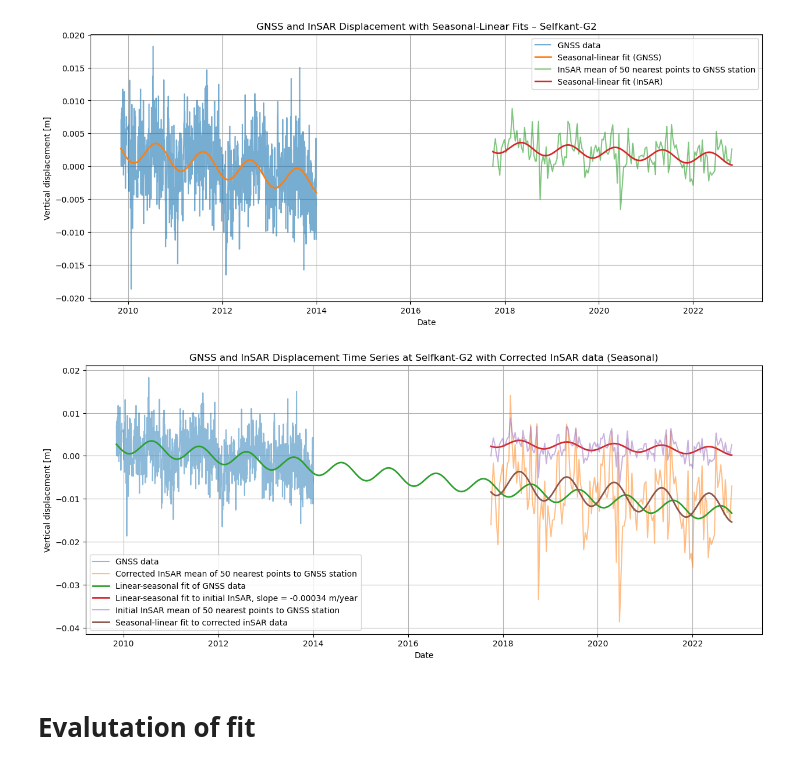
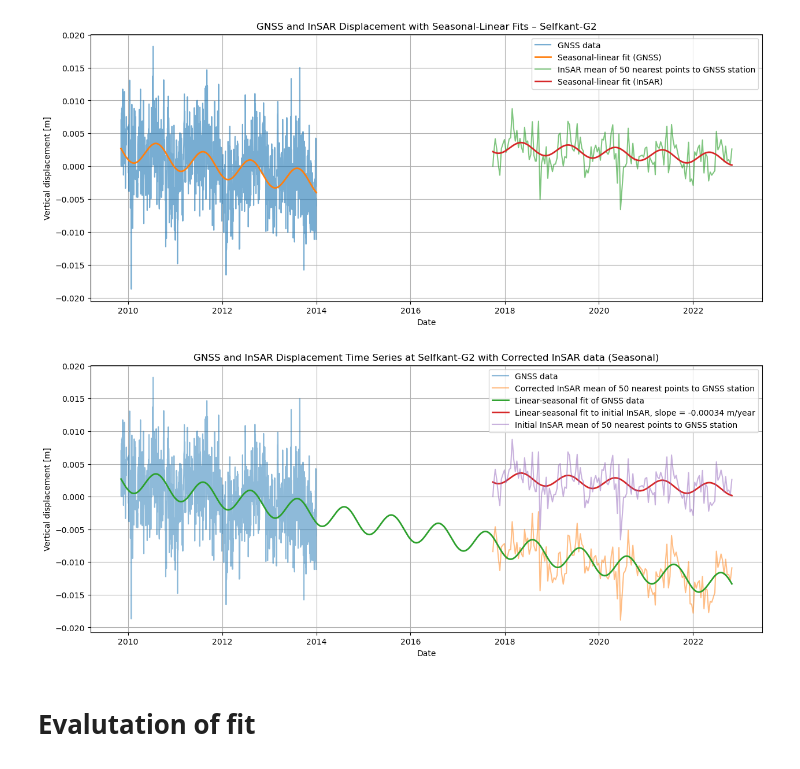
Before and after one commit to nigelwie/SHM-GH-Abandoned-Mines-Limburg, a Jupyter notebook: 03_plot_combined_selfkant.ipynb, the cells around one changed output. Cells and saved outputs as stored; diff of their text form; code cells hidden in the pictures.

Commit message:
New integration method for slope

```diff
--- a/03_plot_combined_selfkant.ipynb
+++ b/03_plot_combined_selfkant.ipynb
@@ -540,25 +541,23 @@ d_insar = -0.0009024950316429322
 Slope correction factor: 3.43314
 [figure]
 # %%
-insar_mean_u_slope_corrected_seasonal = insar_mean_u * slope_correction
-shift_difference_mean_insar_seasonal = np.abs(np.mean(linear_trend(insar_t, *popt_gnss) - insar_mean_u_slope_corrected_seasonal))
-insar_mean_u_final_seasonal = insar_mean_u_slope_corrected_seasonal - shift_difference_mean_insar_seasonal
+diff_slopes_seasonal = seasonal_linear_trend(insar_t, *params_gnss) - seasonal_linear_trend(insar_t, *params_insar)
+insar_new_seasonal = insar_mean_u + diff_slopes_seasonal
 
 plt.figure(figsize=(15,6))
 plt.plot(gnss_dates, gnss_u, label="GNSS data", alpha=0.5)
-plt.plot(insar_dates, insar_mean_u_final_seasonal, label=f"Corrected InSAR mean of {N} nearest points to GNSS station", alpha=0.5)
+plt.plot(insar_dates, insar_new_seasonal, label=f"Corrected InSAR mean of {N} nearest points to GNSS station", alpha=0.5)
 plt.plot(dates_full, seasonal_linear_trend(t, *params_gnss), label="Linear-seasonal fit of GNSS data", linewidth=2)
 plt.plot(insar_dates, seasonal_linear_trend(insar_t, *params_insar), label=f"Linear-seasonal fit to initial InSAR, slope = {b_insar_hat*365.25:.5f} m/year", linewidth=2)
 plt.plot(insar_dates, insar_mean_u, label=f"Initial InSAR mean of {N} nearest points to GNSS station", alpha=0.5)
-plt.plot(insar_dates, seasonal_linear_trend(insar_t, *params_insar)*slope_correction - shift_difference_mean_insar_seasonal, label=f"Seasonal-linear fit to corrected inSAR data", linewidth=2)
 plt.title(f"GNSS and InSAR Displacement Time Series at {station_name} with Corrected InSAR data (Seasonal)")
 plt.xlabel("Date")
 plt.ylabel("Vertical displacement [m]")
 plt.grid(True)
 plt.legend()
 plt.show()
 # %% [output]
-[figure, old version]
+[figure, new version]
 # %% [markdown]
 # Evalutation of fit
 # %%
```
Also changed, not shown: parts of 1 cell of this notebook, 2 other files.
